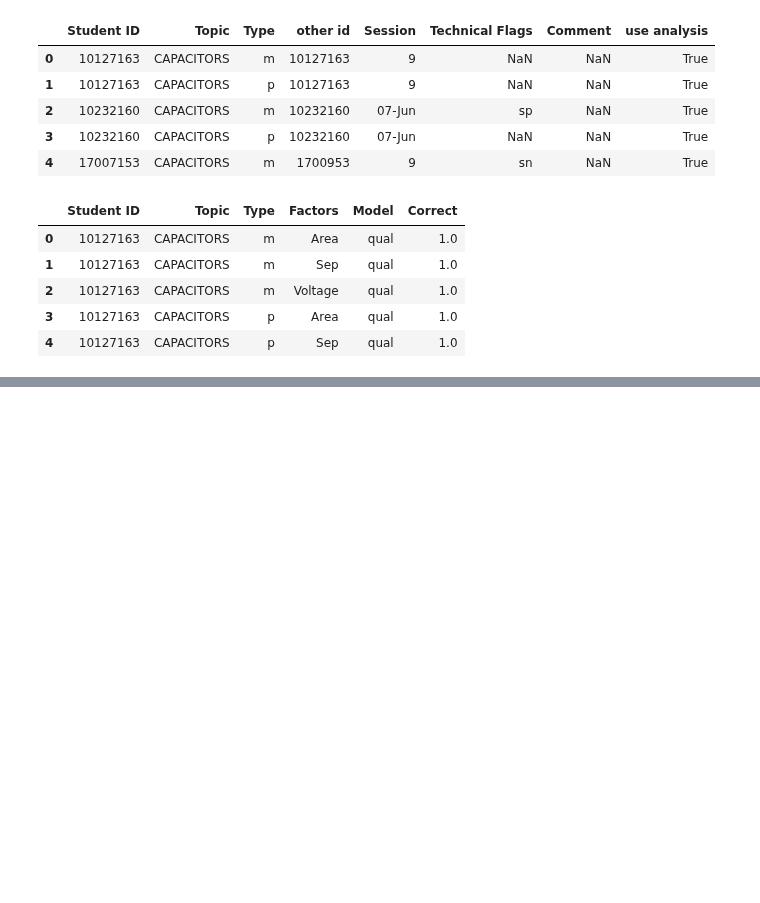
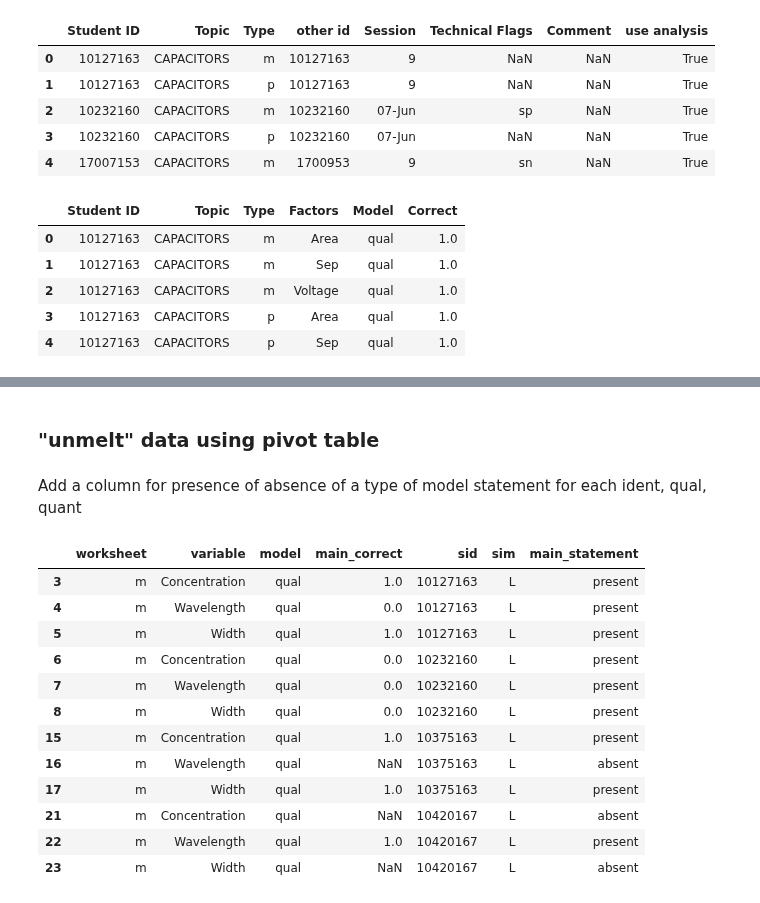
Before and after one commit to jmassall/inquiry_virtualLabs_study, a Jupyter notebook: analysis/data_log_to_worksheet_connector.ipynb, the cells around one changed output, grey strips where cells are left out. Saved outputs shown, nothing was run; the diff lists cells and outputs as text; code cells hidden in the pictures; blank space fills up the shorter version.

```diff
--- a/analysis/data_log_to_worksheet_connector.ipynb
+++ b/analysis/data_log_to_worksheet_connector.ipynb
@@ -382,19 +382,3 @@ The function to load the actual worksheet data
-# %%
-SIM_NAMES = {'beers':'ABSORBANCE','caps':'CAPACITORS'}
-def get_worksheet_data_per_sim(sim):
-    if sim == 'capacitor':
-        sim = 'caps'
-    #get primary metadata file for that sim
-    primary_filepath = os.path.join(BIG_FOLDER,'coded worksheet data\\all_model_types_correctness_coding\\'+sim+'_coded_with_model-type.csv')
-    primary_df = pd.read_csv(primary_filepath,sep=',')
-
-    #get metadata file for extras worksheets
-    extras_filepath = os.path.join(BIG_FOLDER,'coded worksheet data\\all_model_types_correctness_coding\extras_coded_with_model-type.csv')
-    extras_df = pd.read_csv(extras_filepath,sep=',')
-    extras_df = extras_df[extras_df['Topic']==SIM_NAMES[sim]]
-    df = pd.concat([primary_df,extras_df])
-    df = df.reset_index(drop=True)
-    return df
 # %% [markdown]
 ## beers
 # %% [markdown]
@@ -585,0 +637,4 @@ id with logs  absent from  in metadata other ids  other id
+# %% [markdown]
+### "unmelt" data using pivot table
+# %% [markdown]
+Add a column for presence of absence of a type of model statement for each ident, qual, quant
@@ -585,0 +648,16 @@ id with logs  absent from  in metadata other ids  other id
+# %%
+main_L.head(12)
+# %% [output]
+|  | worksheet | variable | model | main_correct | sid | sim | main_statement |
+| 3 | m | Concentration | qual | 1.0 | 10127163 | L | present |
+| 4 | m | Wavelength | qual | 0.0 | 10127163 | L | present |
+| 5 | m | Width | qual | 1.0 | 10127163 | L | present |
+| 6 | m | Concentration | qual | 0.0 | 10232160 | L | present |
+| 7 | m | Wavelength | qual | 0.0 | 10232160 | L | present |
+| 8 | m | Width | qual | 0.0 | 10232160 | L | present |
+| 15 | m | Concentration | qual | 1.0 | 10375163 | L | present |
+| 16 | m | Wavelength | qual | NaN | 10375163 | L | absent |
+| 17 | m | Width | qual | 1.0 | 10375163 | L | present |
+| 21 | m | Concentration | qual | NaN | 10420167 | L | absent |
+| 22 | m | Wavelength | qual | 1.0 | 10420167 | L | present |
+| 23 | m | Width | qual | NaN | 10420167 | L | absent |
```
Also changed, not shown: parts of 28 cells of this notebook, 1 other file.
